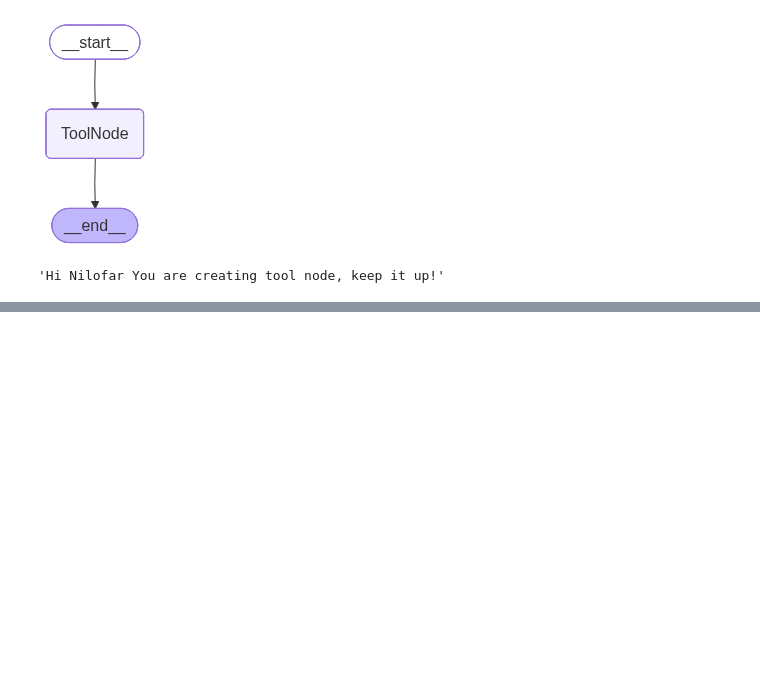
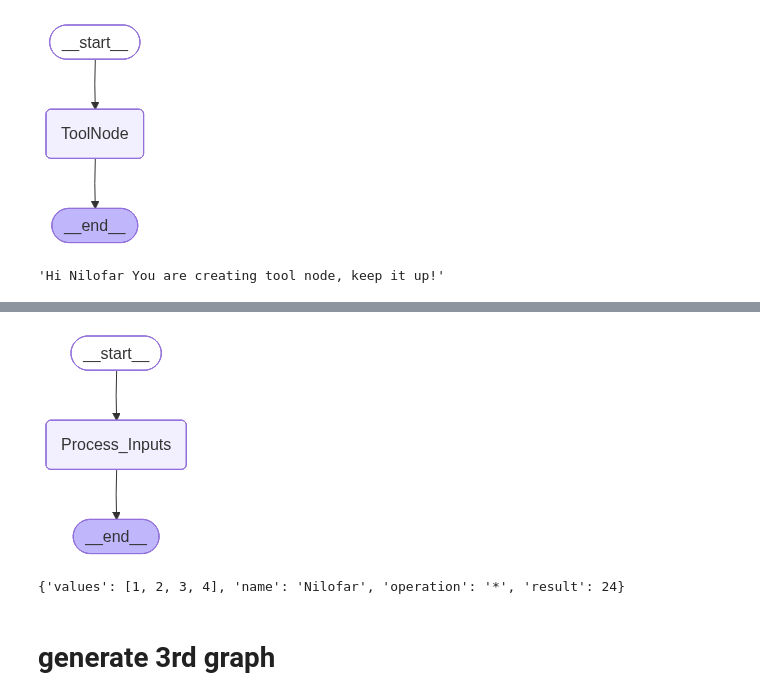
Before and after one commit to Nilofar87/Nilo_Repo, a Jupyter notebook: graph_basics.ipynb, the cells around one changed output, grey strips where cells are left out. Drawn from its saved outputs; the diff is of its cells as text; code cells hidden in the pictures; blank space fills up the shorter version.

```diff
--- a/graph_basics.ipynb
+++ b/graph_basics.ipynb
@@ -93,0 +171,12 @@ result["message"]
+# %%
+from IPython.display import Image, display
+display(Image(app.get_graph().draw_mermaid_png()))
+# %% [output]
+[figure, added]
+# %%
+result=app1.invoke({"values":[1,2,3,4],"name":"Nilofar","operation":"*"})
+print(result)
+# %% [output]
+{'values': [1, 2, 3, 4], 'name': 'Nilofar', 'operation': '*', 'result': 24}
+# %% [markdown]
+# generate 3rd graph
```
Also changed, not shown: parts of 38 cells of this notebook.
